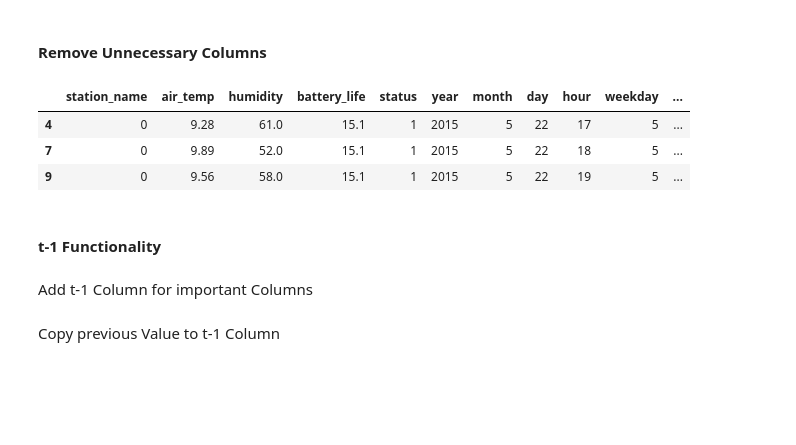
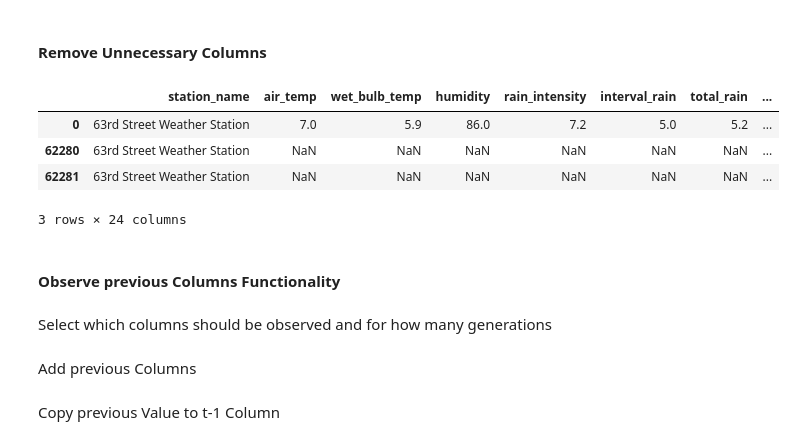
Before and after one commit to floteslof/machine_learning_prognose, a Jupyter notebook: modules/modelling/data_preparation.ipynb, the cells around one changed output. Cells and saved outputs as stored; diff of their text form; code cells hidden in the pictures; blank space fills up the shorter version.

Commit message:
replaced NaN with 0 added automatic fitting for best model changed structure to table of contents and one time execution

```diff
--- a/modules/modelling/data_preparation.ipynb
+++ b/modules/modelling/data_preparation.ipynb
@@ -10,22 +10,14 @@ import numpy as np
 #### Remove Unnecessary Columns
 # %%
 try:
-  df = df.drop(columns=['date', 'minute', 'wet_bulb_temp',
-                        'rain_intensity', 'interval_rain',
-                        'total_rain', 'precipitation_type',
-                        'wind_direction', 'wind_speed',
-                        'max_wind_speed', 'barometric_pressure',
-                        'solar_radiation', 'heading'])
+    df = df.drop(columns=['date', 'minute'])
 except Exception:
-  pass
+    pass
 
 df.head(3)
 # %% [output]
-|  | station_name | air_temp | humidity | battery_life | status | year | month | day | hour | weekday | ... |
-| 4 | 0 | 9.28 | 61.0 | 15.1 | 1 | 2015 | 5 | 22 | 17 | 5 | ... |
-| 7 | 0 | 9.89 | 52.0 | 15.1 | 1 | 2015 | 5 | 22 | 18 | 5 | ... |
-| 9 | 0 | 9.56 | 58.0 | 15.1 | 1 | 2015 | 5 | 22 | 19 | 5 | ... |
+|  | station_name | air_temp | wet_bulb_temp | humidity | rain_intensity | interval_rain | total_rain | ... |
+| 0 | 63rd Street Weather Station | 7.0 | 5.9 | 86.0 | 7.2 | 5.0 | 5.2 | ... |
+| 62280 | 63rd Street Weather Station | NaN | NaN | NaN | NaN | NaN | NaN | ... |
+| 62281 | 63rd Street Weather Station | NaN | NaN | NaN | NaN | NaN | NaN | ... |
+3 rows × 24 columns
-# %% [markdown]
-#### t-1 Functionality
-# %% [markdown]
-Add t-1 Column for important Columns
@@ -35,0 +24,4 @@ if not 'battery_life_t-1' in df: df['battery_life_t-1'] = np.nan
+# %% [markdown]
+#### Observe previous Columns Functionality
+# %% [markdown]
+Select which columns should be observed and for how many generations
@@ -35,0 +31,2 @@ if not 'battery_life_t-1' in df: df['battery_life_t-1'] = np.nan
+# %% [markdown]
+Add previous Columns
```
Also changed, not shown: parts of 10 cells of this notebook, 6 other files.
